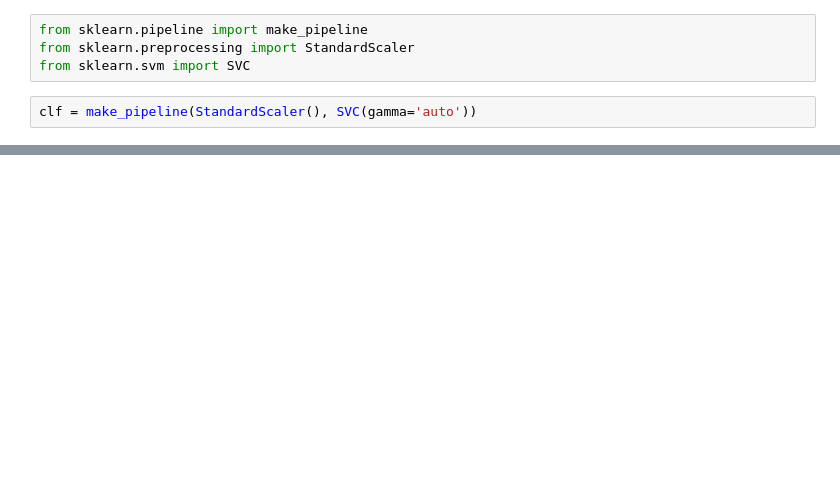
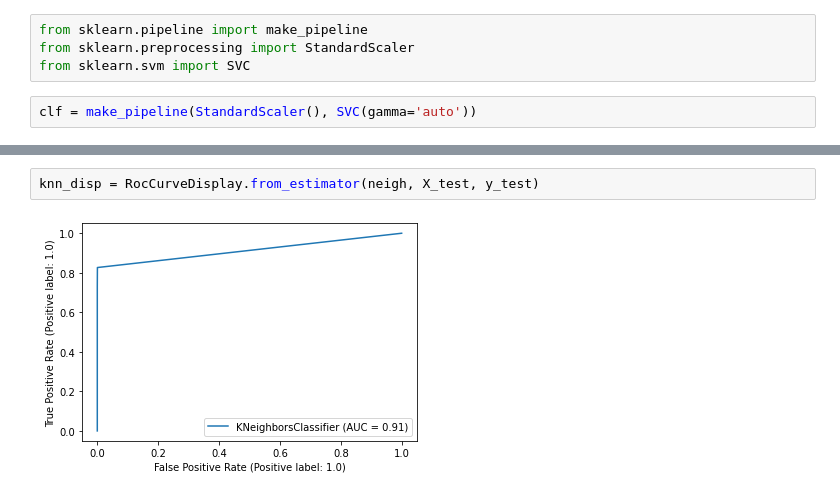
Before and after one commit to mahdialipoo/Project5_AI, a Jupyter notebook: hw5-ai.ipynb, the cells around one changed output, grey strips where cells are left out. Drawn from its saved outputs; the diff is of its cells as text; blank space fills up the shorter version.

```diff
--- a/hw5-ai.ipynb
+++ b/hw5-ai.ipynb
@@ -45,0 +66,4 @@ Pipeline(steps=[('standardscaler', StandardScaler()),
+# %%
+knn_disp = RocCurveDisplay.from_estimator(neigh, X_test, y_test)
+# %% [output]
+[figure, added]
```
Also changed, not shown: parts of 10 cells of this notebook.
